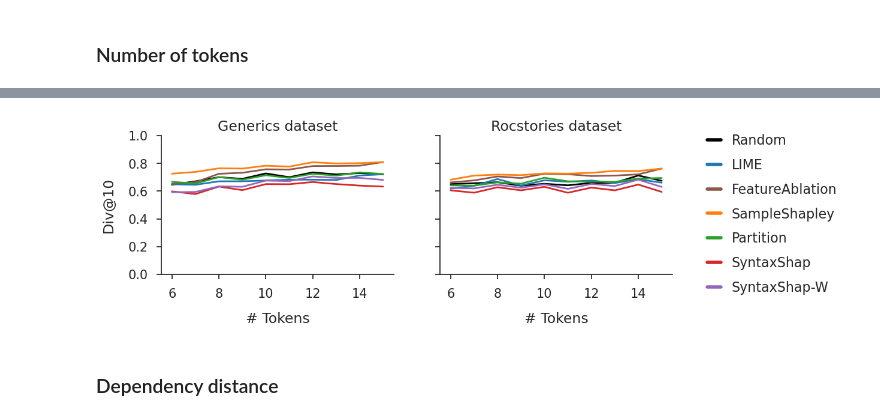
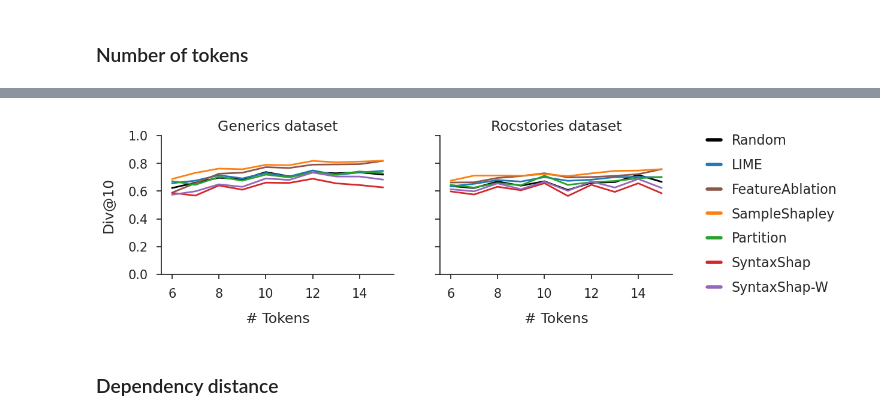
Before and after one commit to k-amara/syntax-shap, a Jupyter notebook: notebooks/Scores_Visualization_Mistral.ipynb, the cells around one changed output, grey strips where cells are left out. Drawn from its saved outputs; the diff is of its cells as text; code cells hidden in the pictures.

```diff
--- a/notebooks/Scores_Visualization_Mistral.ipynb
+++ b/notebooks/Scores_Visualization_Mistral.ipynb
@@ -90,8 +90,3 @@ df_final
-# %%
-df_random = df_final[df_final.algorithm=='random'][['tokens','token_ids','input_id']]
-df_final = df_final.drop(['tokens','token_ids'], axis=1)
-df_final = pd.merge(df_final, df_random, on='input_id', how='inner')#
-df_final['n_token'] = df_final['token_ids'].apply(len)
 # %%
 import pandas as pd
 import seaborn as sns
@@ -260,6 +255,7 @@ for root, dirs, files in os.walk(folder_path):
                 df['algorithm'] = algorithm
                 df['threshold'] = eval(threshold)
                 df['dataset'] = dataset
+                df['n_token'] = df['token_ids'].apply(len)
 
                 # Append to the list of dataframes
                 df_list.append(df)
@@ -301,6 +296,0 @@ df_final
-# %%
-df_random = df_final[df_final.algorithm=='random'][['tokens','token_ids','input_id']]
-df_final = df_final.drop(['tokens','token_ids'], axis=1)
-df_final = pd.merge(df_final, df_random, on='input_id', how='inner')#
-# %%
-df_final['n_token'] = df_final['tokens'].apply(len)
@@ -395,7 +374,6 @@ fig, axes = plt.subplots(1, 2, figsize=(11,3), sharey=True)
 
 # Adjusting various parameters
 # Plotting with Seaborn
-sns.set(style="whitegrid")
 sns.set_style("ticks")
 sns.set_context("notebook", rc={"xtick.labelsize" : 17, "ytick.labelsize" : 17})
 
@@ -408,34 +386,34 @@ axes[0].set_ylabel('Div@10', fontsize=17, labelpad=15)
 axes[0].tick_params(axis='both', which='major', labelsize=15, pad=10)  # Increase tick font size and padding
 axes[0].set_ylim(0, 1)
 
 sns.lineplot(x='n_token', y='prob_diff_at_k', hue='algorithm', data=df[df['dataset']=='rocstories'], ax=axes[1], palette=dict_color, linewidth=2)#, errorbar='se')#, err_style='bars')
 axes[1].set_title('Rocstories dataset', fontsize=17)
 axes[1].set_xlabel('# Tokens', fontsize=17, labelpad=15)
 axes[1].set_ylabel('Div@10', fontsize=17, labelpad=15)
 axes[1].tick_params(axis='both', which='major', labelsize=15, pad=10)  # Increase tick font size and padding
 axes[1].set_ylim(0, 1)
 # Remove legends from all but one plot
 for ax in axes.flat:
     ax.legend().remove()
 
 # Add the legend back to the first subplot with custom settings
 handles, labels = axes[1].get_legend_handles_labels()
 ordered_handles = [handles[labels.index(label)] for label in legend_order]
 ordered_labels = [label for label in legend_order]
 legend = axes[1].legend(ordered_handles, ordered_labels, title='', loc='upper left', bbox_to_anchor=(1.1, 1.1), fontsize=16, frameon=False, handlelength=1, labelspacing=0.8)
 legend.get_title().set_fontsize('17')  # Increase legend title font size
 for line in legend.get_lines():
     line.set_linewidth(4)  # Increase line width in legend
 
 #fig.suptitle(f'MistralAI 7b, {dataset} dataset', fontsize=16)  # Adjust suptitle position
 
 sns.despine()
 #plt.tight_layout()
 plt.show()
 
 fig.savefig(os.path.join(save_dir, f"figures/{model_name}/scores_{model_name}_n_tokens_vs_performance.pdf"), bbox_inches='tight', dpi=600)
 # %% [output]
-[figure, old version]
+[figure, new version]
 # %% [markdown]
 ### Dependency distance
 # %%
```
Also changed, not shown: parts of 13 cells of this notebook, 3 other files.
